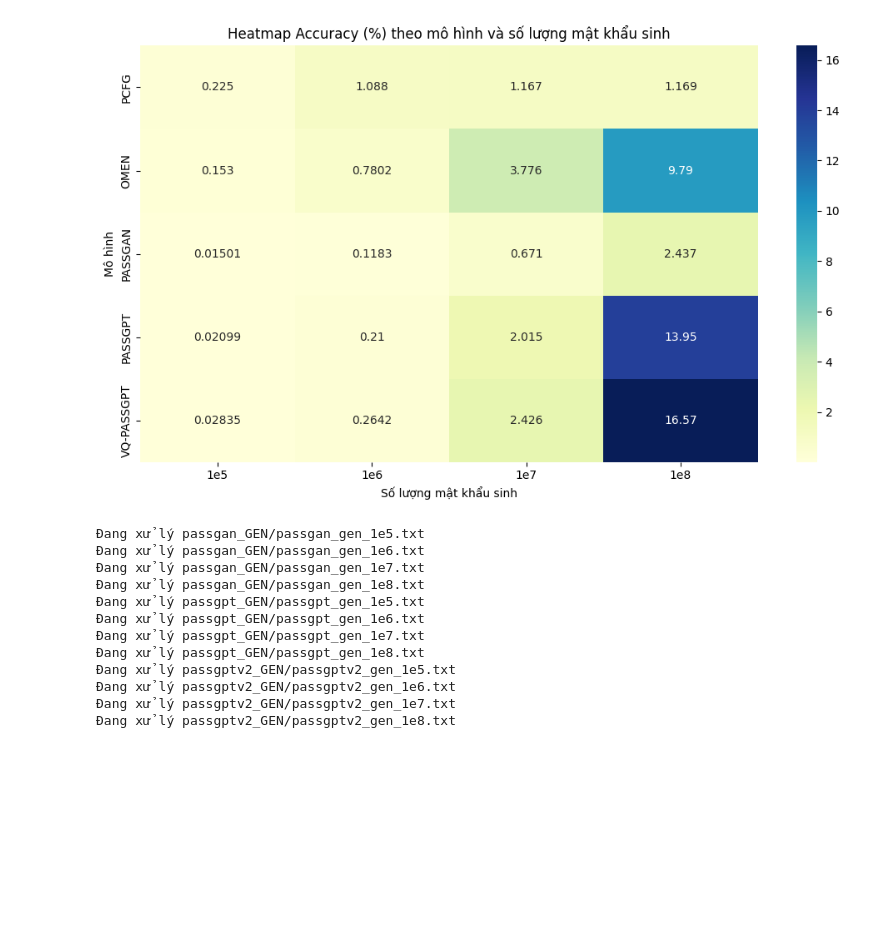
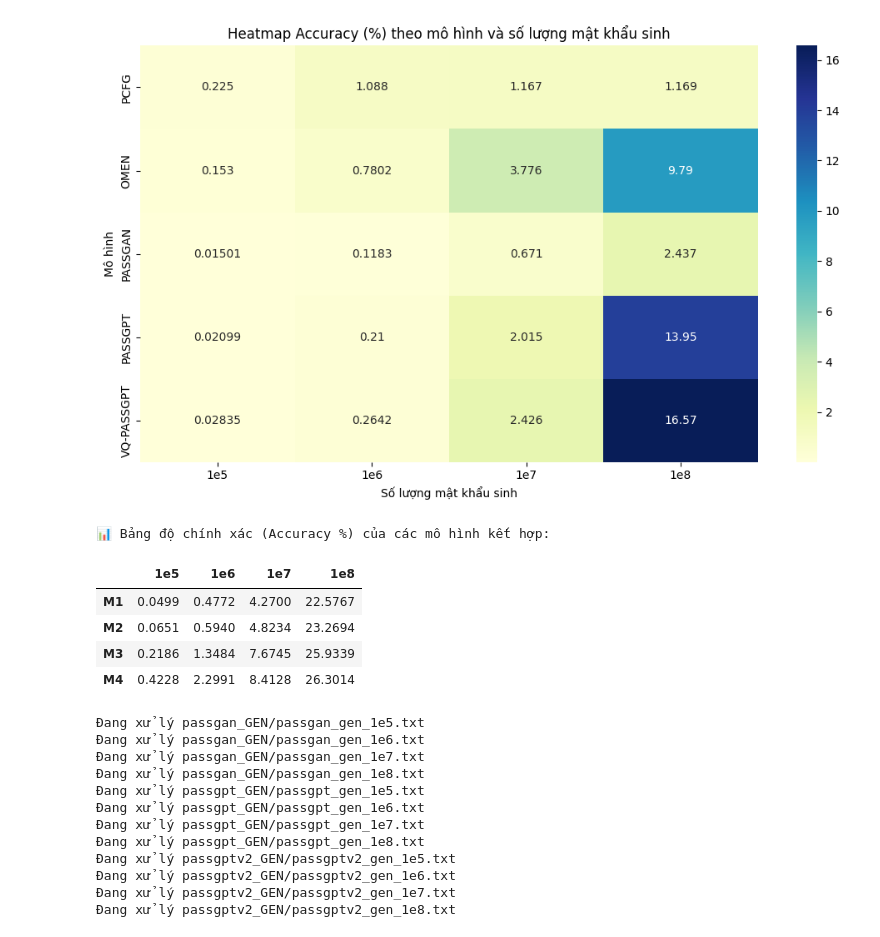
Before and after one commit to TrawlingAttack/VQ-PassGPT, a Jupyter notebook: VQ-PassGPT_evaluation.ipynb, the cells around one changed output. Drawn from its saved outputs; the diff is of its cells as text; code cells hidden in the pictures; blank space fills up the shorter version.

```diff
--- a/VQ-PassGPT_evaluation.ipynb
+++ b/VQ-PassGPT_evaluation.ipynb
@@ -486,3 +500,44 @@ plt.show()
+# %%
+# Bước 1: Đọc các mật khẩu đoán đúng của từng model
+model_correct_predictions = {}
+
+for model, prefix in file_map.items():
+    model_correct_predictions[model] = {}
+    for size in sizes:
+        correct_set = set()
+        filename = f"{prefix}_GEN/{prefix}_gen_{size}.txt"
+        try:
+            with open(filename, 'r', encoding='latin-1', errors='ignore') as f:
+                for line in f:
+                    pwd = line.strip()
+                    if pwd in test_data_set:
+                        correct_set.add(pwd)
+        except FileNotFoundError:
+            print(f"⚠️ File not found: {filename}")
+        model_correct_predictions[model][size] = correct_set
+# %%
+combine_accuracies = {}
+
+for combo_name, model_list in combinations.items():
+    combine_accuracies[combo_name] = {}
+    for size in sizes:
+        combined_correct = set()
+        for model in model_list:
+            combined_correct |= model_correct_predictions[model][size]  # hợp các mật khẩu đúng
+        acc = (len(combined_correct) / len(test_data_set)) * 100 if test_data else 0
+        combine_accuracies[combo_name][size] = acc
+# %%
+combine_df = pd.DataFrame(combine_accuracies).T
+combine_df = combine_df[sizes]
+print("\n📊 Bảng độ chính xác (Accuracy %) của các mô hình kết hợp:\n")
+combine_df.round(4)
+# %% [output]
+📊 Bảng độ chính xác (Accuracy %) của các mô hình kết hợp:
+|  | 1e5 | 1e6 | 1e7 | 1e8 |
+| M1 | 0.0499 | 0.4772 | 4.2700 | 22.5767 |
+| M2 | 0.0651 | 0.5940 | 4.8234 | 23.2694 |
+| M3 | 0.2186 | 1.3484 | 7.6745 | 25.9339 |
+| M4 | 0.4228 | 2.2991 | 8.4128 | 26.3014 |
 # %%
 generators = ['passgan', 'passgpt', 'passgptv2']
 sizes = ['1e5', '1e6', '1e7', '1e8']
```
Also changed, not shown: parts of 1 cell of this notebook.
